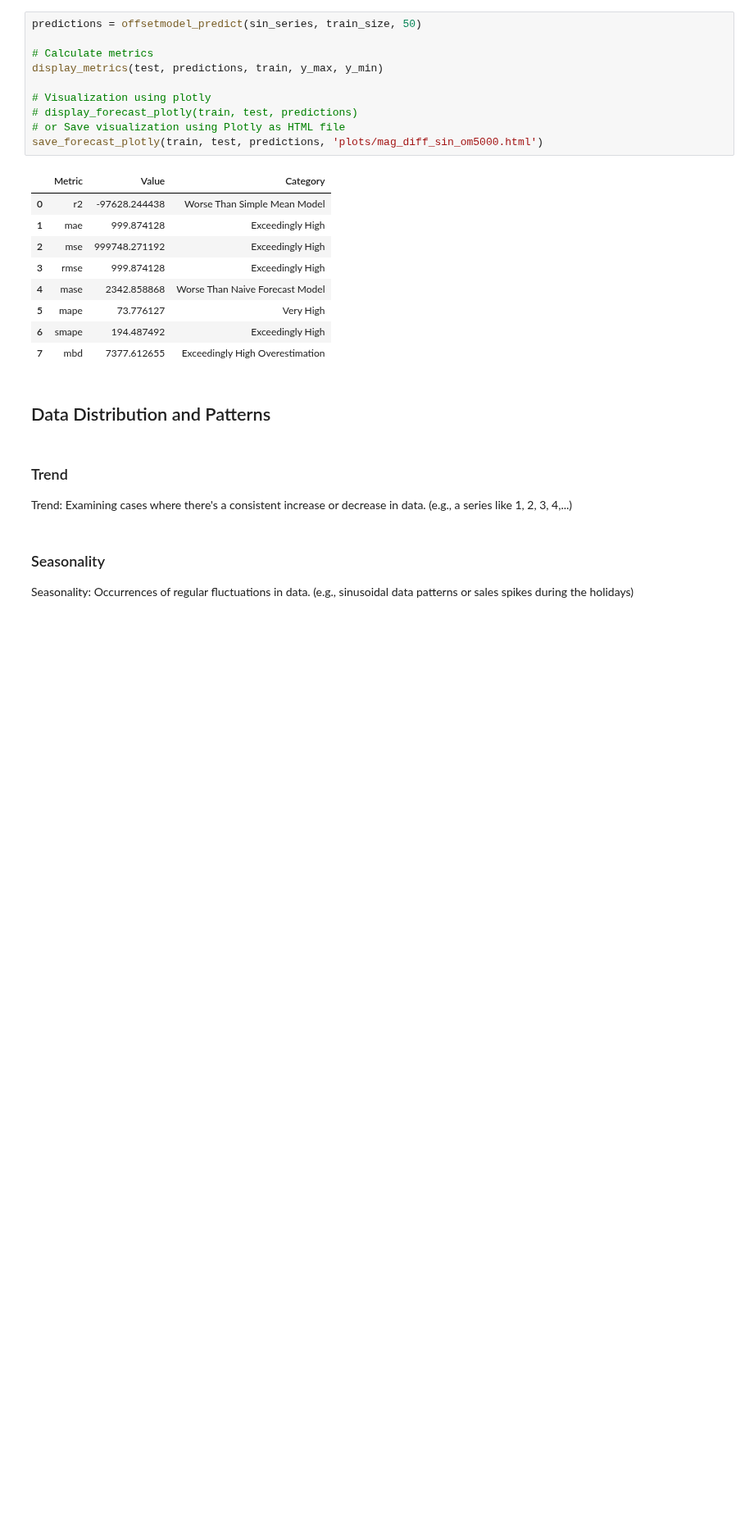
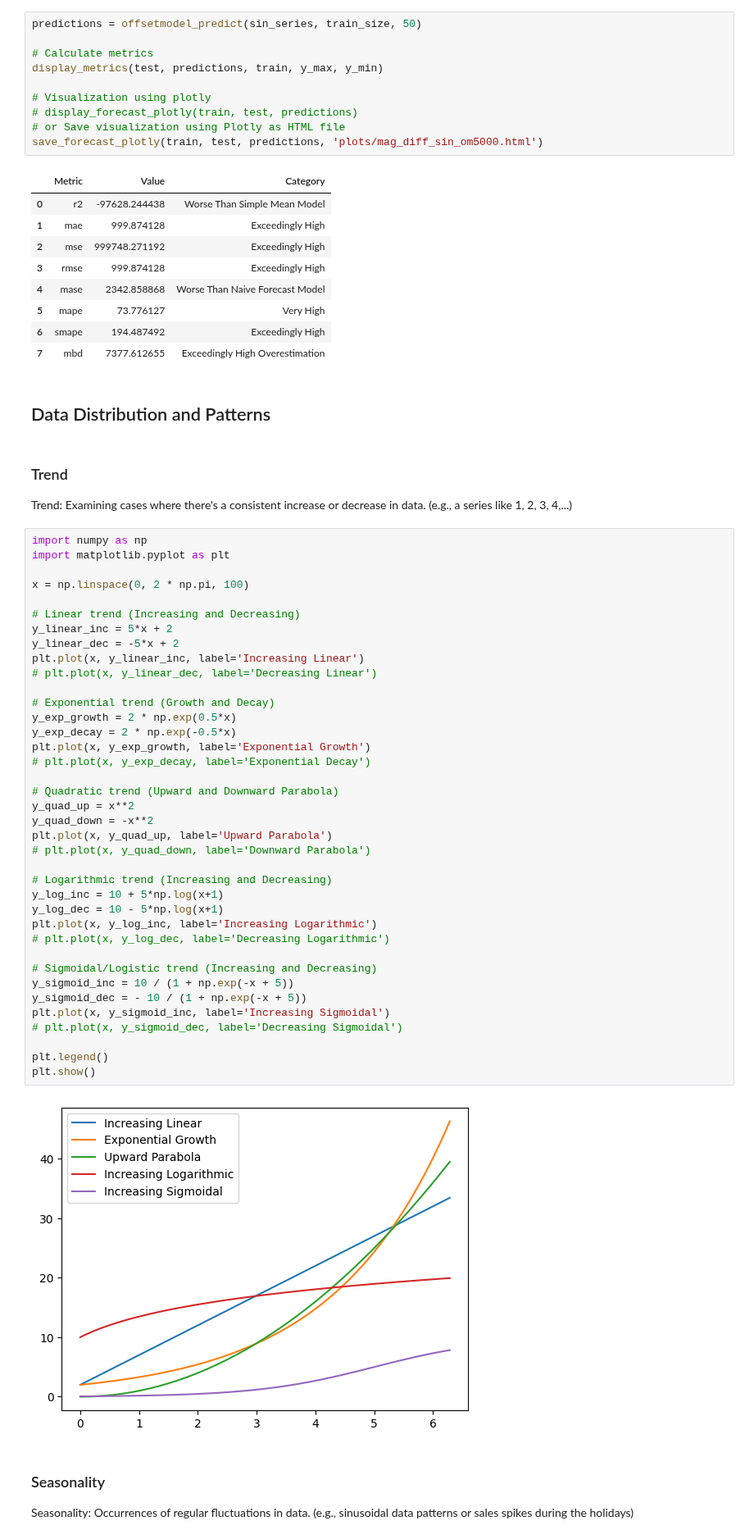
Before and after one commit to ranggakd/DAIly, a Jupyter notebook: ideas/regression_forecasting_metrics/Metrics_Exploration.ipynb, the cells around one changed output. Shown at 82% size. Drawn from its saved outputs; the diff is of its cells as text; blank space fills up the shorter version.

```diff
--- a/ideas/regression_forecasting_metrics/Metrics_Exploration.ipynb
+++ b/ideas/regression_forecasting_metrics/Metrics_Exploration.ipynb
@@ -1795,6 +1795,46 @@ save_forecast_plotly(train, test, predictions, 'plots/mag_diff_sin_om5000.html')
 ### Trend
 
 Trend: Examining cases where there's a consistent increase or decrease in data. (e.g., a series like 1, 2, 3, 4,...)
+# %%
+import numpy as np
+import matplotlib.pyplot as plt
+
+x = np.linspace(0, 2 * np.pi, 100)
+
+# Linear trend (Increasing and Decreasing)
+y_linear_inc = 5*x + 2
+y_linear_dec = -5*x + 2
+plt.plot(x, y_linear_inc, label='Increasing Linear')
+# plt.plot(x, y_linear_dec, label='Decreasing Linear')
+
+# Exponential trend (Growth and Decay)
+y_exp_growth = 2 * np.exp(0.5*x)
+y_exp_decay = 2 * np.exp(-0.5*x)
+plt.plot(x, y_exp_growth, label='Exponential Growth')
+# plt.plot(x, y_exp_decay, label='Exponential Decay')
+
+# Quadratic trend (Upward and Downward Parabola)
+y_quad_up = x**2
+y_quad_down = -x**2
+plt.plot(x, y_quad_up, label='Upward Parabola')
+# plt.plot(x, y_quad_down, label='Downward Parabola')
+
+# Logarithmic trend (Increasing and Decreasing)
+y_log_inc = 10 + 5*np.log(x+1)
+y_log_dec = 10 - 5*np.log(x+1)
+plt.plot(x, y_log_inc, label='Increasing Logarithmic')
+# plt.plot(x, y_log_dec, label='Decreasing Logarithmic')
+
+# Sigmoidal/Logistic trend (Increasing and Decreasing)
+y_sigmoid_inc = 10 / (1 + np.exp(-x + 5))
+y_sigmoid_dec = - 10 / (1 + np.exp(-x + 5))
+plt.plot(x, y_sigmoid_inc, label='Increasing Sigmoidal')
+# plt.plot(x, y_sigmoid_dec, label='Decreasing Sigmoidal')
+
+plt.legend()
+plt.show()
+# %% [output]
+[figure, added]
 # %% [markdown]
 ### Seasonality
 
```
Also changed, not shown: parts of 4 cells of this notebook, 1 other file.
